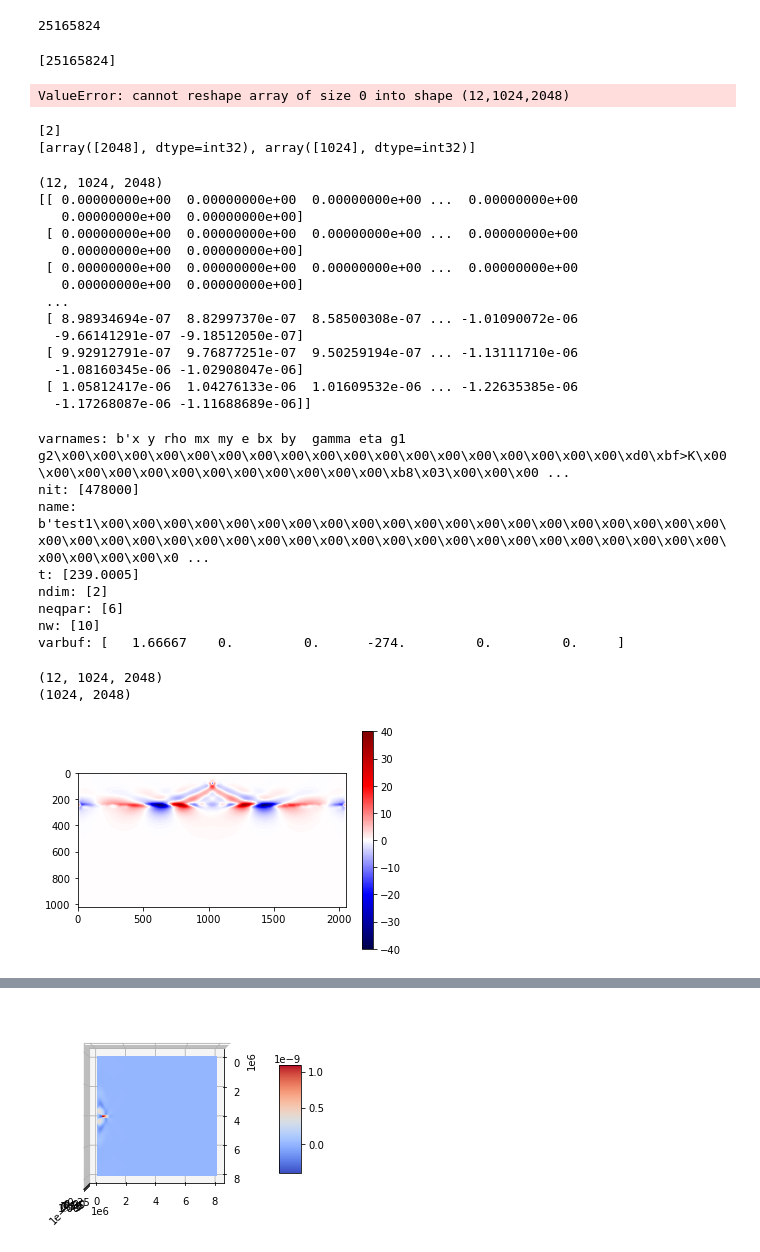
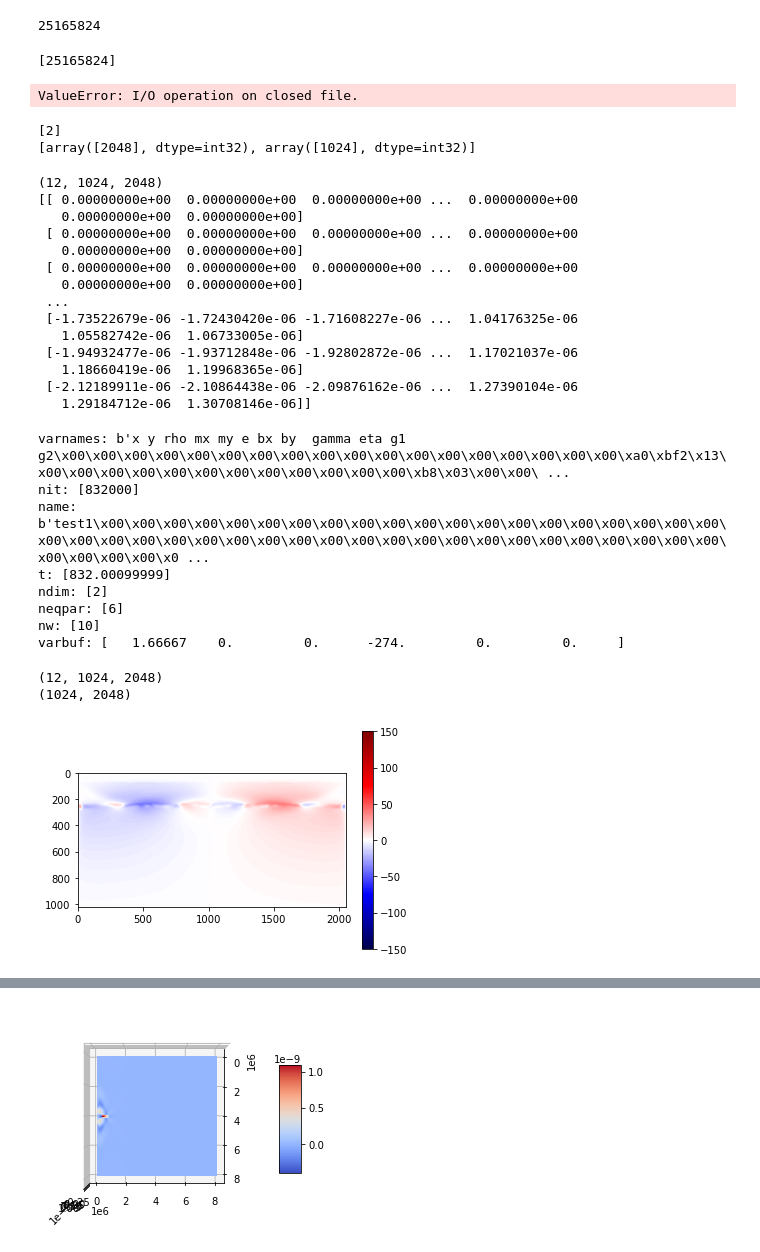
Before and after one commit to mikeg64/smaug_jet, a Jupyter notebook: python/smaug2d_surf_jet_hydro2.ipynb, the cells around one changed output, grey strips where cells are left out. Drawn from its saved outputs; the diff is of its cells as text; code cells hidden in the pictures.

```diff
--- a/python/smaug2d_surf_jet_hydro2.ipynb
+++ b/python/smaug2d_surf_jet_hydro2.ipynb
@@ -12,7 +12,7 @@ import struct
 
 #%matplotlib inline
 # %%
-file = open('../../smaug_jet_data/out/hydro2/hydro2_1778000.out','rb')
+file = open('../../smaug_jet_data/out/hydro3/hydro3_1062000.out','rb')
 
 
 
@@ -71,7 +71,7 @@ alldat=np.reshape(alldat,(12,1024,2048,),'C')
 #np.zeros(s,dtype=float64)
 # %% [output]
 [25165824]
-ValueError: cannot reshape array of size 0 into shape (12,1024,2048)
+ValueError: I/O operation on closed file.
 # %%
 print(ndim)
 print(ndata)
@@ -90,12 +90,12 @@ print(alldat[4,0:10,900:1100])
  [ 0.00000000e+00  0.00000000e+00  0.00000000e+00 ...  0.00000000e+00
    0.00000000e+00  0.00000000e+00]
  ...
- [ 8.98934694e-07  8.82997370e-07  8.58500308e-07 ... -1.01090072e-06
-  -9.66141291e-07 -9.18512050e-07]
- [ 9.92912791e-07  9.76877251e-07  9.50259194e-07 ... -1.13111710e-06
-  -1.08160345e-06 -1.02908047e-06]
- [ 1.05812417e-06  1.04276133e-06  1.01609532e-06 ... -1.22635385e-06
-  -1.17268087e-06 -1.11688689e-06]]
+ [-1.73522679e-06 -1.72430420e-06 -1.71608227e-06 ...  1.04176325e-06
+   1.05582742e-06  1.06733005e-06]
+ [-1.94932477e-06 -1.93712848e-06 -1.92802872e-06 ...  1.17021037e-06
+   1.18660419e-06  1.19968365e-06]
+ [-2.12189911e-06 -2.10864438e-06 -2.09876162e-06 ...  1.27390104e-06
+   1.29184712e-06  1.30708146e-06]]
 # %%
 print( 'varnames:',varnames)
 print( 'nit:',nit)
@@ -106,10 +106,10 @@ print( 'neqpar:',neqpar)
 print( 'nw:',nw)
 print( 'varbuf:',varbuf)
 # %% [output]
-varnames: b'x y rho mx my e bx by  gamma eta g1 g2\x00\x00\x00\x00\x00\x00\x00\x00\x00\x00\x00\x00\x00\x00\x00\x00\x00\x00\xd0\xbf>K\x00\x00\x00\x00\x00\x00\x00\x00\x00\x00\x00\x00\xb8\x03\x00\x00\x00 ...
-nit: [478000]
+varnames: b'x y rho mx my e bx by  gamma eta g1 g2\x00\x00\x00\x00\x00\x00\x00\x00\x00\x00\x00\x00\x00\x00\x00\x00\x00\x00\xa0\xbf2\x13\x00\x00\x00\x00\x00\x00\x00\x00\x00\x00\x00\x00\xb8\x03\x00\x00\ ...
+nit: [832000]
 name: b'test1\x00\x00\x00\x00\x00\x00\x00\x00\x00\x00\x00\x00\x00\x00\x00\x00\x00\x00\x00\x00\x00\x00\x00\x00\x00\x00\x00\x00\x00\x00\x00\x00\x00\x00\x00\x00\x00\x00\x00\x00\x00\x00\x00\x00\x00\x00\x0 ...
-t: [239.0005]
+t: [832.00099999]
 ndim: [2]
 neqpar: [6]
 nw: [10]
@@ -117,13 +117,13 @@ varbuf: [   1.66667    0.         0.      -274.         0.         0.     ]
 # %%
 dat=alldat[4,:,:]
 datmom=alldat[4,:,:]/(alldat[2,:,:]+alldat[9,:,:])
 print(shape(alldat))
 print(shape(dat))
-plt.imshow(datmom,cmap='seismic',vmin=-40,vmax=40)
+plt.imshow(datmom,cmap='seismic',vmin=-150,vmax=150)
 #plt.imshow(datmom,cmap='seismic')
 plt.colorbar()
 plt.show()
 # %% [output]
 (12, 1024, 2048)
 (1024, 2048)
-[figure, old version]
+[figure, new version]
```
Also changed, not shown: parts of 4 cells of this notebook, 7 other files.
